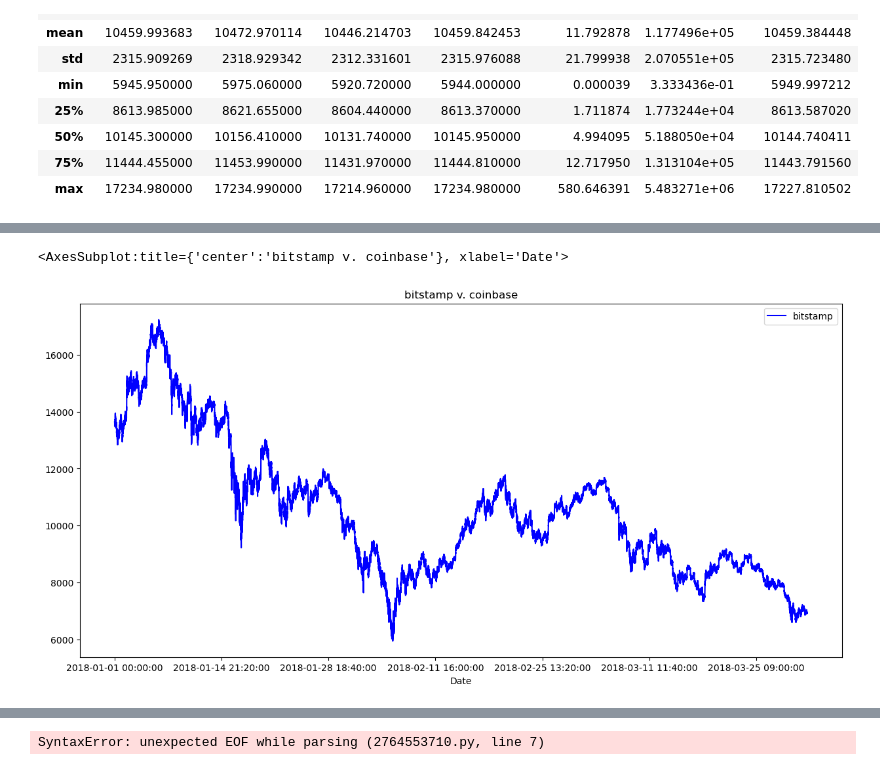
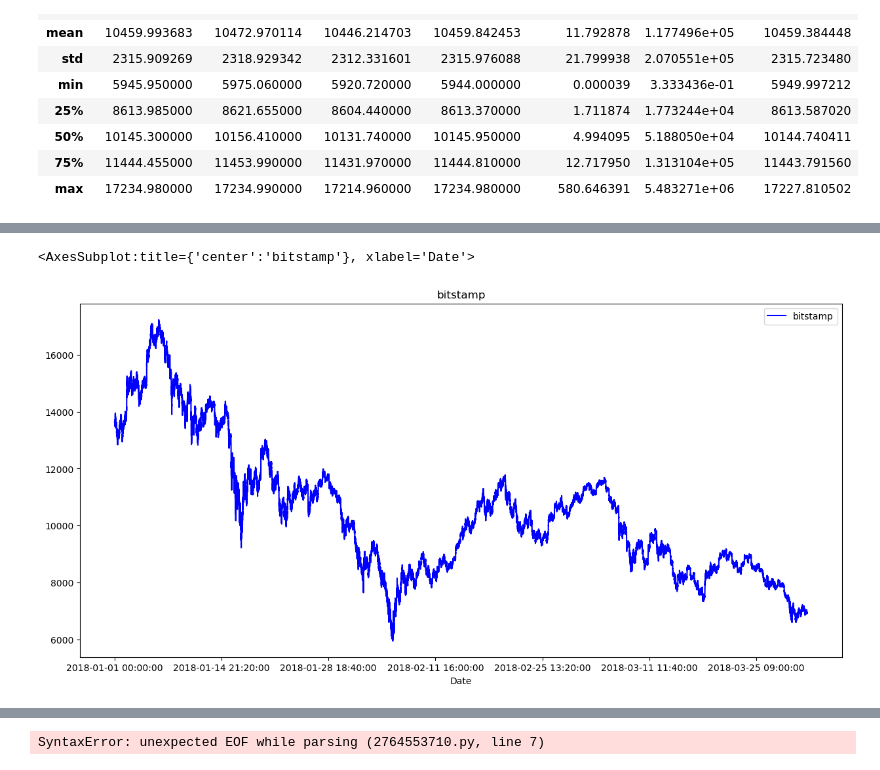
Before and after one commit to arianamoreno13/challenge3, a Jupyter notebook: challenge_03/crypto_arbitrage.ipynb, the cells around one changed output, grey strips where cells are left out. Drawn from its saved outputs; the diff is of its cells as text; code cells hidden in the pictures.

```diff
--- a/challenge_03/crypto_arbitrage.ipynb
+++ b/challenge_03/crypto_arbitrage.ipynb
@@ -286,7 +302,9 @@ Select the data you want to analyze. Use `loc` or `iloc` to select the following
 # %%
 # Use loc or iloc to select `Timestamp (the index)` and `Close` from bitstamp DataFrame
 
-bitstamp_sliced = bitstamp['Date':'Close']
-bitstamp
+bitstamp_sliced = bitstamp.loc[:,'Close']
+bitstamp_sliced
 # Review the first five rows of the DataFrame
+type(bitstamp)
+type(bitstamp_sliced
 # %% [output]
@@ -353,10 +371,10 @@ coinbase.describe()
 # %%
 # Create a line plot for the bitstamp DataFrame for the full length of time in the dataset
 # Be sure that the figure size, title, and color are tailored to each visualization
-bitstamp['Close'].plot(legend=True, figsize=(15, 7), title="bitstamp v. coinbase", color="blue", label="bitstamp")
+bitstamp_sliced.plot(legend=True, figsize=(15, 7), title="bitstamp", color="blue", label="bitstamp")
 # %% [output]
-<AxesSubplot:title={'center':'bitstamp v. coinbase'}, xlabel='Date'>
+<AxesSubplot:title={'center':'bitstamp'}, xlabel='Date'>
-[figure, old version]
+[figure, new version]
 # %%
 # Create a line plot for the coinbase DataFrame for the full length of time in the dataset
 # Be sure that the figure size, title, and color are tailored to each visualization
```
Also changed, not shown: parts of 19 cells of this notebook.
